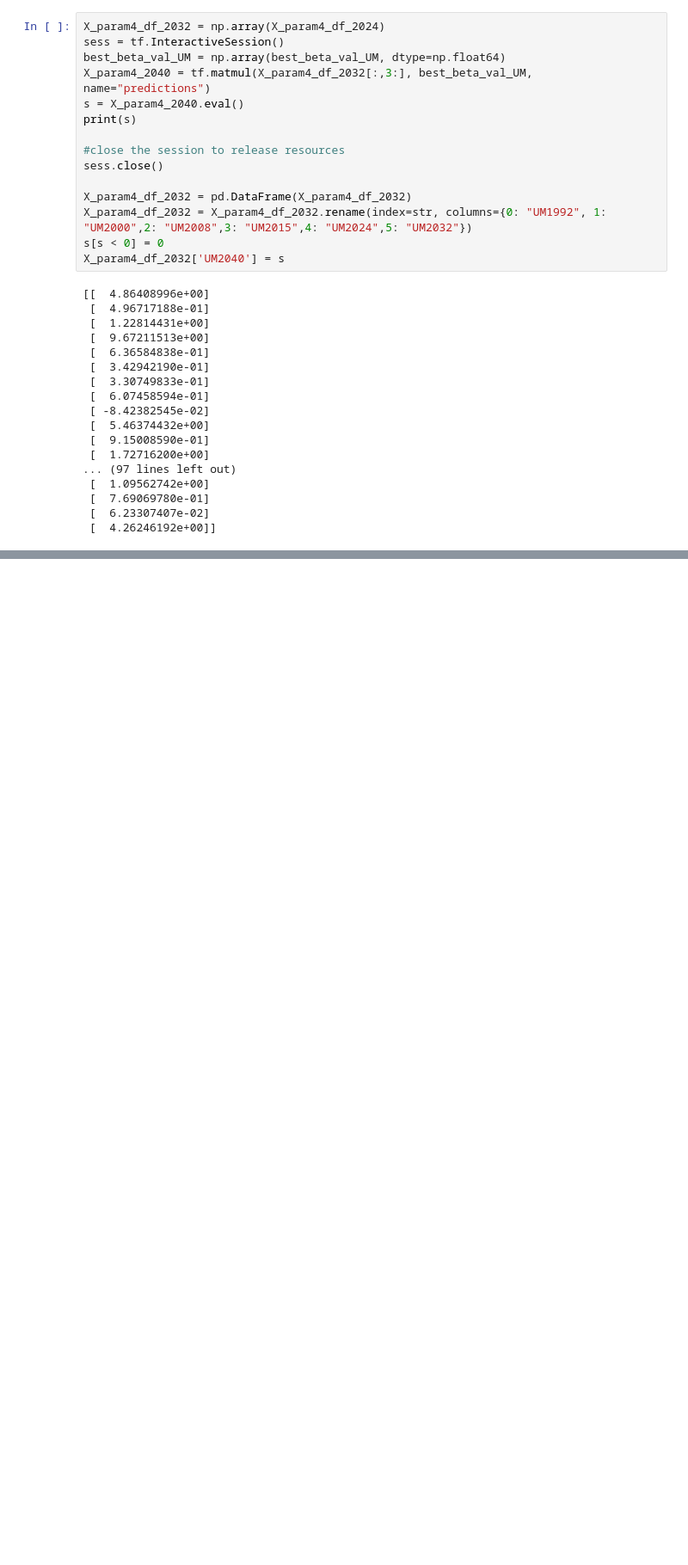
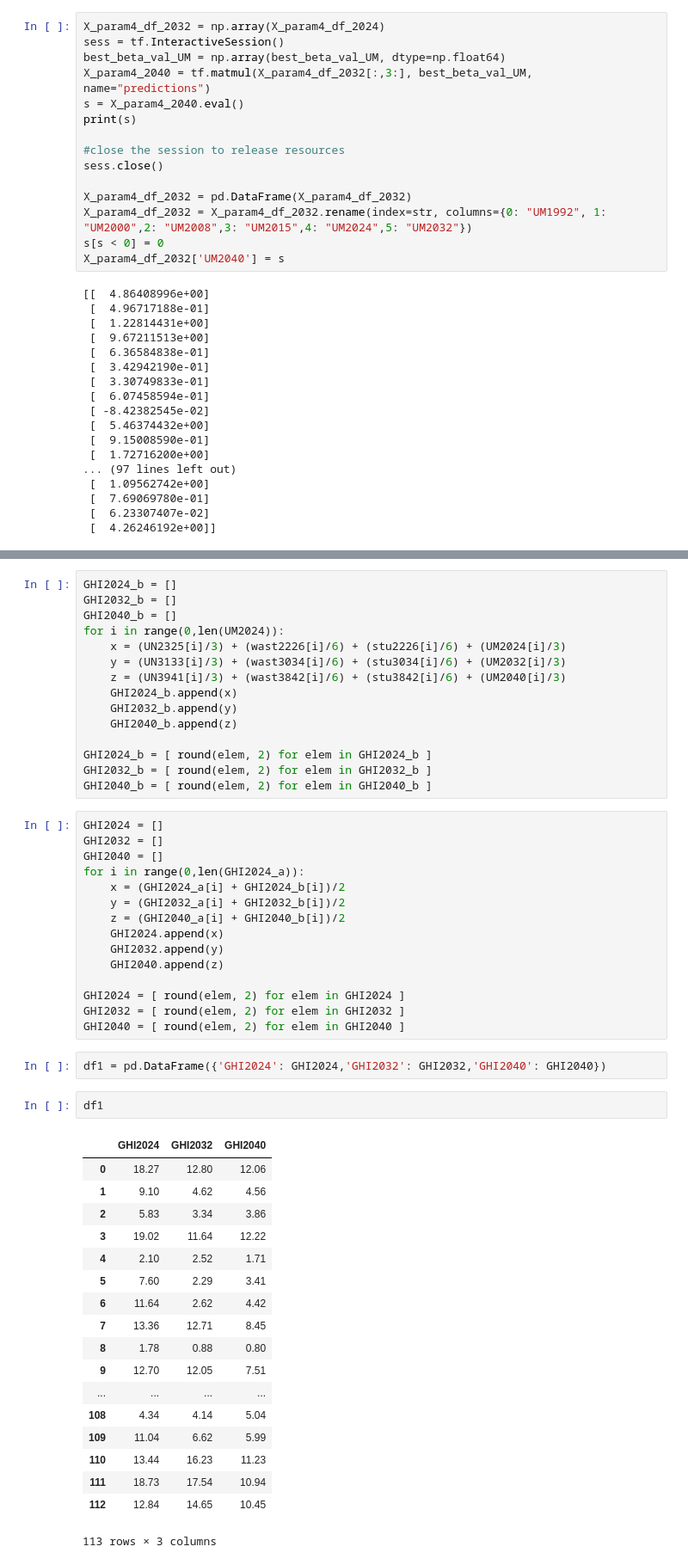
Before and after one commit to rohitshukla92/BigDataProject, a Jupyter notebook: Global Hunger Index.ipynb, the cells around one changed output, grey strips where cells are left out. Shown at 86% size. Drawn from its saved outputs; the diff is of its cells as text; blank space fills up the shorter version.

```diff
--- a/Global Hunger Index.ipynb
+++ b/Global Hunger Index.ipynb
@@ -936,0 +954,53 @@ X_param4_df_2032
+# %%
+GHI2024_b = []
+GHI2032_b = []
+GHI2040_b = []
+for i in range(0,len(UM2024)):
+    x = (UN2325[i]/3) + (wast2226[i]/6) + (stu2226[i]/6) + (UM2024[i]/3)
+    y = (UN3133[i]/3) + (wast3034[i]/6) + (stu3034[i]/6) + (UM2032[i]/3)
+    z = (UN3941[i]/3) + (wast3842[i]/6) + (stu3842[i]/6) + (UM2040[i]/3)
+    GHI2024_b.append(x)
+    GHI2032_b.append(y)
+    GHI2040_b.append(z)
+
+GHI2024_b = [ round(elem, 2) for elem in GHI2024_b ]
+GHI2032_b = [ round(elem, 2) for elem in GHI2032_b ]
+GHI2040_b = [ round(elem, 2) for elem in GHI2040_b ]
+# %%
+GHI2024 = []
+GHI2032 = []
+GHI2040 = []
+for i in range(0,len(GHI2024_a)):
+    x = (GHI2024_a[i] + GHI2024_b[i])/2
+    y = (GHI2032_a[i] + GHI2032_b[i])/2
+    z = (GHI2040_a[i] + GHI2040_b[i])/2
+    GHI2024.append(x)
+    GHI2032.append(y)
+    GHI2040.append(z)
+
+GHI2024 = [ round(elem, 2) for elem in GHI2024 ]
+GHI2032 = [ round(elem, 2) for elem in GHI2032 ]
+GHI2040 = [ round(elem, 2) for elem in GHI2040 ]
+# %%
+df1 = pd.DataFrame({'GHI2024': GHI2024,'GHI2032': GHI2032,'GHI2040': GHI2040})
+# %%
+df1
+# %% [output]
+|  | GHI2024 | GHI2032 | GHI2040 |
+| 0 | 18.27 | 12.80 | 12.06 |
+| 1 | 9.10 | 4.62 | 4.56 |
+| 2 | 5.83 | 3.34 | 3.86 |
+| 3 | 19.02 | 11.64 | 12.22 |
+| 4 | 2.10 | 2.52 | 1.71 |
+| 5 | 7.60 | 2.29 | 3.41 |
+| 6 | 11.64 | 2.62 | 4.42 |
+| 7 | 13.36 | 12.71 | 8.45 |
+| 8 | 1.78 | 0.88 | 0.80 |
+| 9 | 12.70 | 12.05 | 7.51 |
+| ... | ... | ... | ... |
+| 108 | 4.34 | 4.14 | 5.04 |
+| 109 | 11.04 | 6.62 | 5.99 |
+| 110 | 13.44 | 16.23 | 11.23 |
+| 111 | 18.73 | 17.54 | 10.94 |
+| 112 | 12.84 | 14.65 | 10.45 |
+113 rows × 3 columns
```
Also changed, not shown: parts of 3 cells of this notebook.
